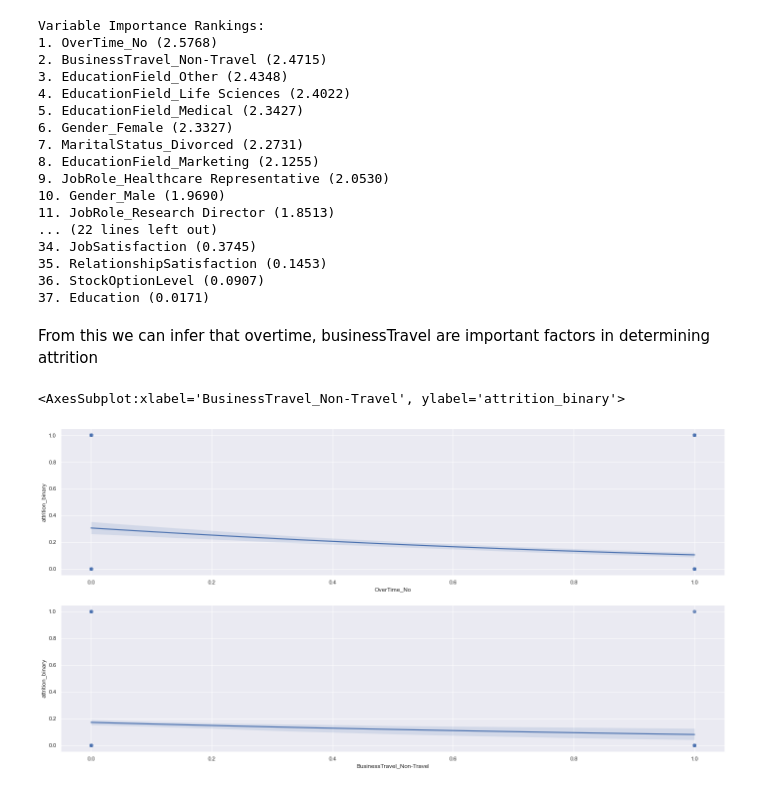
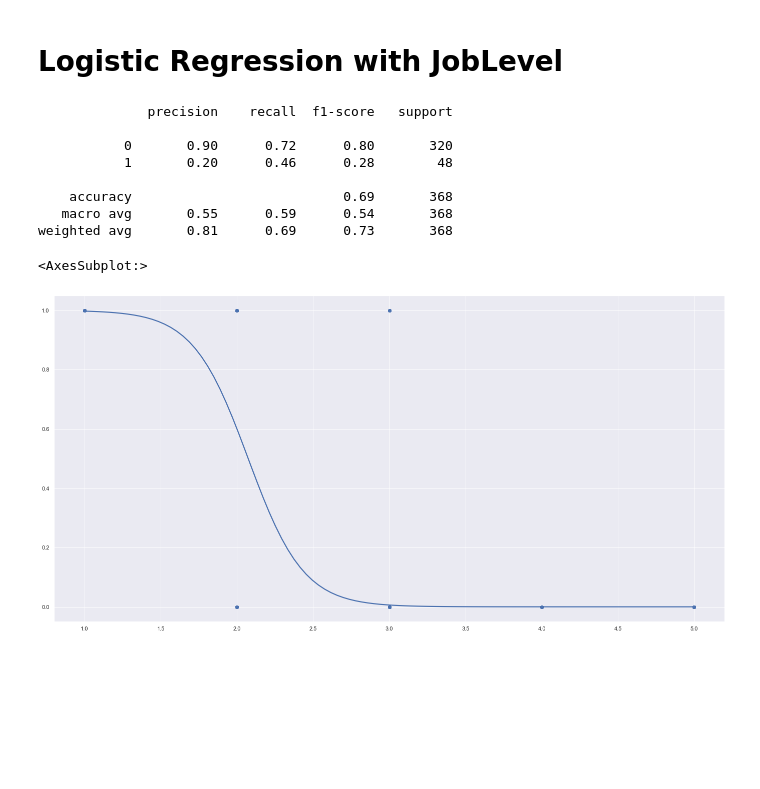
Before and after one commit to Pandnoe/SC1015-Data-Science, a Jupyter notebook: logReg.ipynb, the cells around one changed output. Saved outputs shown, nothing was run; the diff lists cells and outputs as text; code cells hidden in the pictures; blank space fills up the shorter version.

```diff
--- a/logReg.ipynb
+++ b/logReg.ipynb
@@ -91,47 +44,28 @@ weighted avg       0.85      0.86      0.85       368
-# %%
-# Get the coefficients of the logistic regression model
-coefficients = LogReg.coef_[0]
-
-# Get the absolute values of the coefficients
-absolute_coefficients = abs(coefficients)
-
-# Rank the variables based on their importance
-variable_importance = sorted(zip(absolute_coefficients, data.columns), reverse=True)
-
-# Print the variable importance rankings
-print("Variable Importance Rankings:")
-for i, (coef, name) in enumerate(variable_importance):
-    print("{}. {} ({:.4f})".format(i+1, name, coef))
-# %% [output]
-Variable Importance Rankings:
-1. OverTime_No (2.5768)
-2. BusinessTravel_Non-Travel (2.4715)
-3. EducationField_Other (2.4348)
-4. EducationField_Life Sciences (2.4022)
-5. EducationField_Medical (2.3427)
-6. Gender_Female (2.3327)
-7. MaritalStatus_Divorced (2.2731)
-8. EducationField_Marketing (2.1255)
-9. JobRole_Healthcare Representative (2.0530)
-10. Gender_Male (1.9690)
-11. JobRole_Research Director (1.8513)
-... (22 lines left out)
-34. JobSatisfaction (0.3745)
-35. RelationshipSatisfaction (0.1453)
-36. StockOptionLevel (0.0907)
-37. Education (0.0171)
-# %% [markdown]
-From this we can infer that overtime, businessTravel are important factors in determining attrition
-# %%
-resp['attrition_binary'] = resp["Attrition"].apply(lambda x: 1 if x == 'Yes' else 0)
-X = data[['OverTime_No','BusinessTravel_Non-Travel']]
-y = resp['attrition_binary']
-model = LogisticRegression().fit(X, y)
-
-# Create a plot of the logistic regression curve
-f, axes = plt.subplots(2, 1, figsize=(24, 12))
-sb.regplot(x=X['OverTime_No'], y=y, logistic=True, scatter_kws={'alpha':0.1}, ax=axes[0])
-sb.regplot(x=X['BusinessTravel_Non-Travel'], y=y, logistic=True, scatter_kws={'alpha':0.1}, ax=axes[1])
-# %% [output]
-<AxesSubplot:xlabel='BusinessTravel_Non-Travel', ylabel='attrition_binary'>
-[figure, removed]
+# %% [markdown]
+# Logistic Regression with JobLevel
+# %%
+LogReg = LogisticRegression(max_iter=1000)
+x_train, x_test, y_train, y_test = train_test_split(data["JobLevel"], resp['attrition_binary'], test_size=0.25, random_state=42)
+x_train = x_train.values.reshape(-1, 1)
+x_test = x_test.values.reshape(-1, 1)
+oversampler= SMOTE(random_state=0)
+x_train, y_train = oversampler.fit_resample(x_train,y_train)
+LogReg.fit(x_train, y_train)
+
+y_test_pred = LogReg.predict(x_test)
+
+print(classification_report(y_test, y_test_pred))
+
+f, axes = plt.subplots(figsize=(24,12))
+sb.regplot(x=x_train, y=y_train_pred, logistic=True, ci=None)
+# %% [output]
+              precision    recall  f1-score   support
+
+           0       0.90      0.72      0.80       320
+           1       0.20      0.46      0.28        48
+
+    accuracy                           0.69       368
+   macro avg       0.55      0.59      0.54       368
+weighted avg       0.81      0.69      0.73       368
+<AxesSubplot:>
+[figure, added]
```
Also changed, not shown: parts of 10 cells of this notebook.
